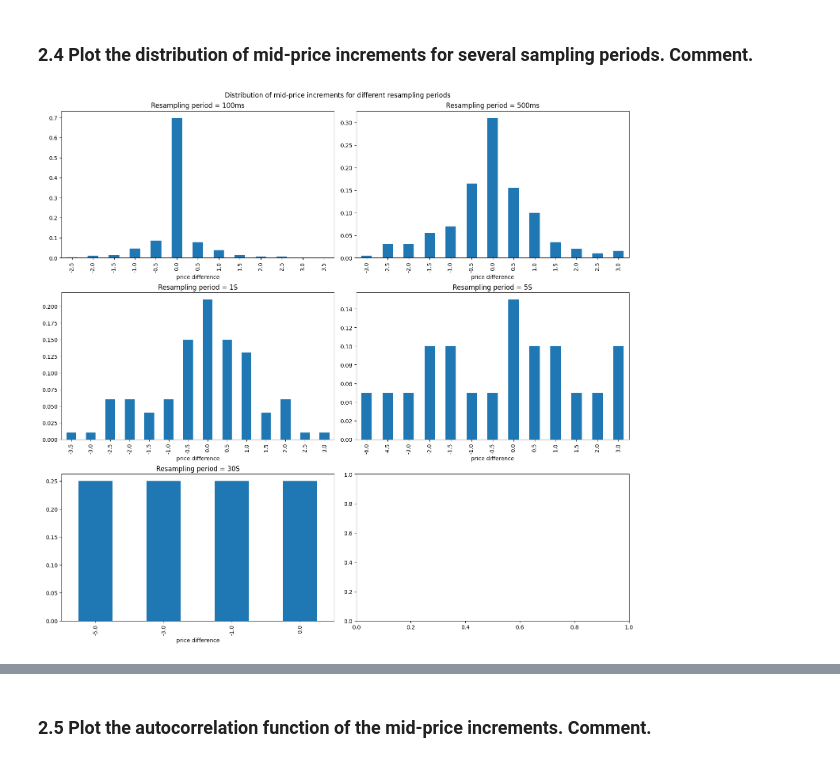
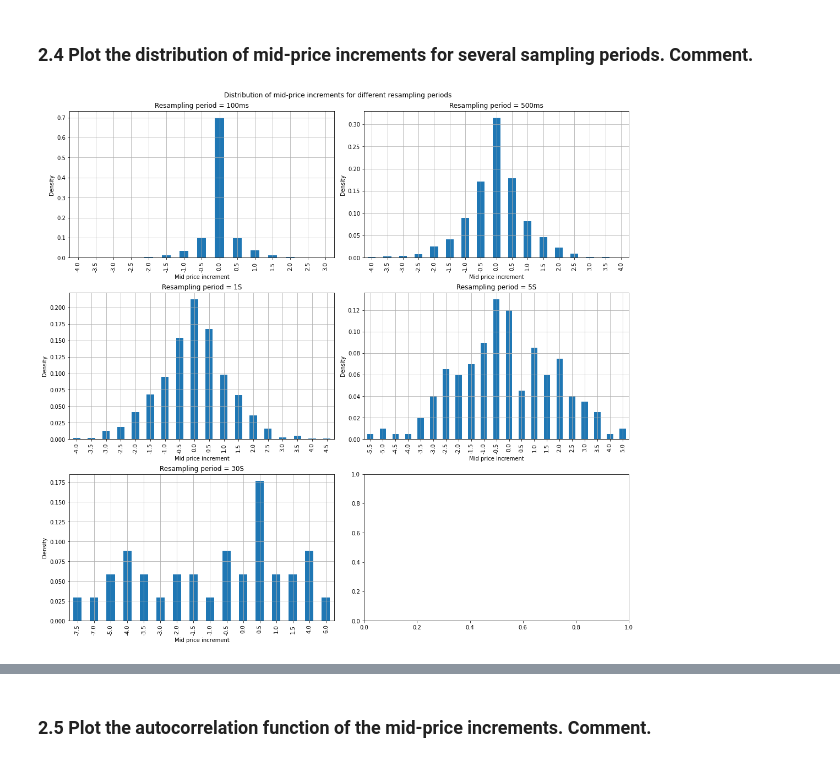
Before and after one commit to PierreArtigalaCS/DHF, a Jupyter notebook: DHF-LAB6-ARTIGALA-CHATAIGNAULT.ipynb, the cells around one changed output, grey strips where cells are left out. Saved outputs shown, nothing was run; the diff lists cells and outputs as text; code cells hidden in the pictures.

```diff
--- a/DHF-LAB6-ARTIGALA-CHATAIGNAULT.ipynb
+++ b/DHF-LAB6-ARTIGALA-CHATAIGNAULT.ipynb
@@ -125,8 +149,7 @@ theta = 0.2
 X_0 = np.array([-5 for _ in range(int(N/2))] + [5 for _ in range(int(N/2))])
 T = 10**2
 
-df = model_lob(
-    N=N,
+df, _ = model_lob(
     K=K,
     mu=mu,
     lambd=lambd,
@@ -336,9 +253,8 @@ mu = 2.5
 lambd = 1
 theta = 0.2
 X_0 = np.array([-5 for _ in range(int(N/2))] + [5 for _ in range(int(N/2))])
-T = 10**2
-df, stats = model_lob_temp(
-    N=N,
+T = 10**3
+df, stats = model_lob(
     K=K,
     mu=mu,
     lambd=lambd,
@@ -423,6 +341,7 @@ The calendar-time and event-time present minor disprepancies around the fluctuat
 ### 2.2 Plot the spread distribution.
 # %%
 def plot_spread_distribution():
+    """Plot the spread distribution of the LOB in event-time and in calendar-time"""
     # load LOB
     df = load_results()
     # compute the spreads
@@ -440,7 +359,7 @@ def plot_spread_distribution():
     spreads["dt"] = pd.Series(spreads.index, index=spreads.index).diff().fillna(0.)
     # spreads distribution in calendar time
     spreads_ct = spreads.groupby("spread").sum()/T
-    spreads_ct.plot(kind="bar", ax=axs[1])
+    spreads_ct.plot(kind="bar", ax=axs[1], legend=False)
     # set title and legend
     axs[0].grid()
     axs[0].set_title("Histogram of the spread distribution in event-time")
@@ -505,12 +431,13 @@ def plot_mid_price_increments_distributions(resample_periods):
             ax=axs[k//2, k % 2],
             title="Resampling period = " + dt,
             xlabel="price difference")
-        axs.grid()
-        axs.set_ylabel("Density")
-        axs.set_xlabel("Mid price increment")
+        axs[k//2, k % 2].grid()
+        axs[k//2, k % 2].set_ylabel("Density")
+        axs[k//2, k % 2].set_xlabel("Mid price increment")
+        return axs
 # %%
 resample_periods = ["100ms", "500ms", "1S", "5S", "30S"]
 
-plot_mid_price_increments_distributions(resample_periods)
+_ = plot_mid_price_increments_distributions(resample_periods)
 # %% [output]
-[figure, old version]
+[figure, new version]
```
Also changed, not shown: parts of 15 cells of this notebook.
